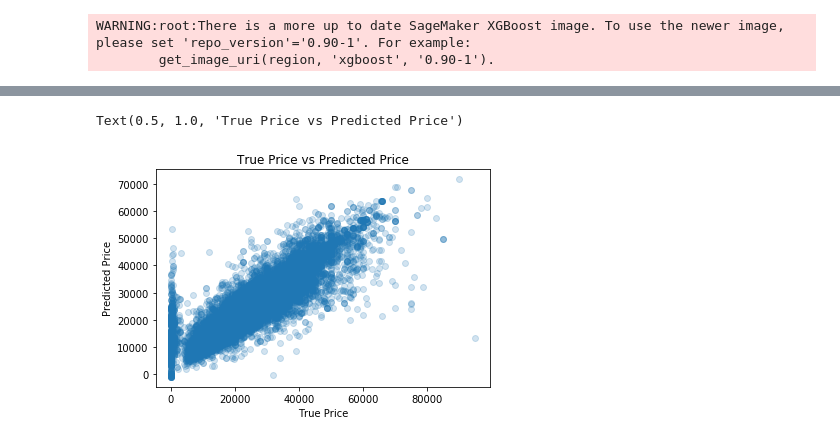
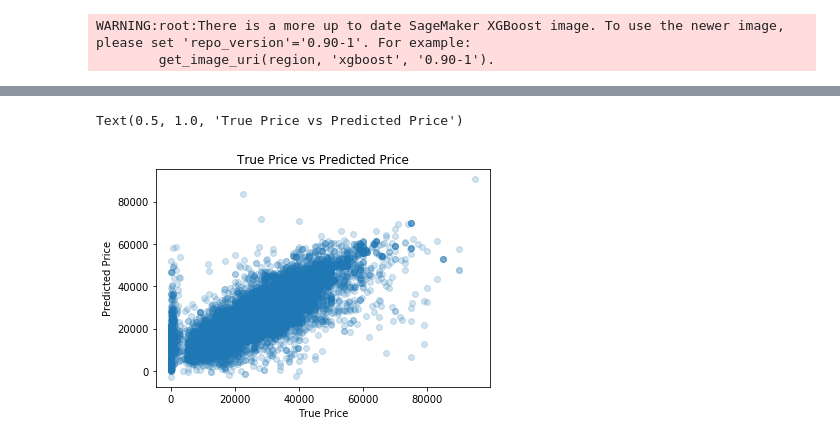
Before and after one commit to dericatienza/udacity-mlnd-capstone-project, a Jupyter notebook: xgboost_model.ipynb, the cells around one changed output, grey strips where cells are left out. Drawn from its saved outputs; the diff is of its cells as text; code cells hidden in the pictures.

```diff
--- a/xgboost_model.ipynb
+++ b/xgboost_model.ipynb
@@ -103,13 +106,13 @@ y_pred = pd.read_csv(os.path.join(data_dir, 'test.csv.out'), header=None)
 # X_test_np = X_test.astype('float32')
 # y_test_np = y_test.astype('float32')
 # %%
-plt.scatter(y_test, y_pred, alpha=1/5)
+plt.scatter(labels, predictions, alpha=1/5)
 plt.xlabel("True Price")
 plt.ylabel("Predicted Price")
 plt.title("True Price vs Predicted Price")
 # %% [output]
 Text(0.5, 1.0, 'True Price vs Predicted Price')
-[figure, old version]
+[figure, new version]
 # %%
 labels = np.squeeze(y_test)
 predictions = np.squeeze(y_pred)
```
Also changed, not shown: parts of 5 cells of this notebook, 1 other file.
